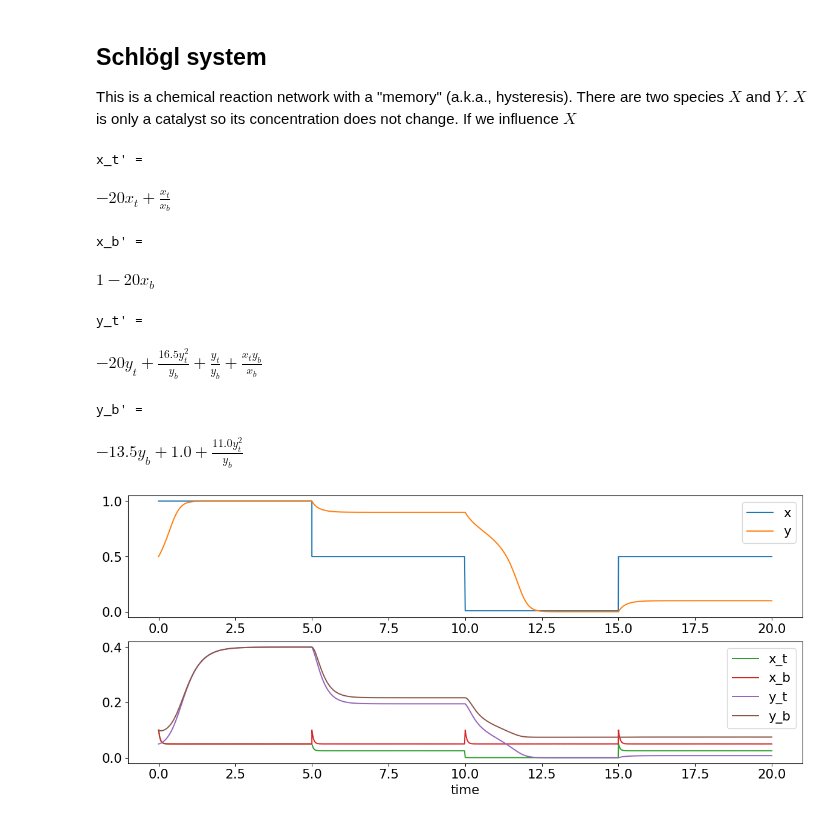
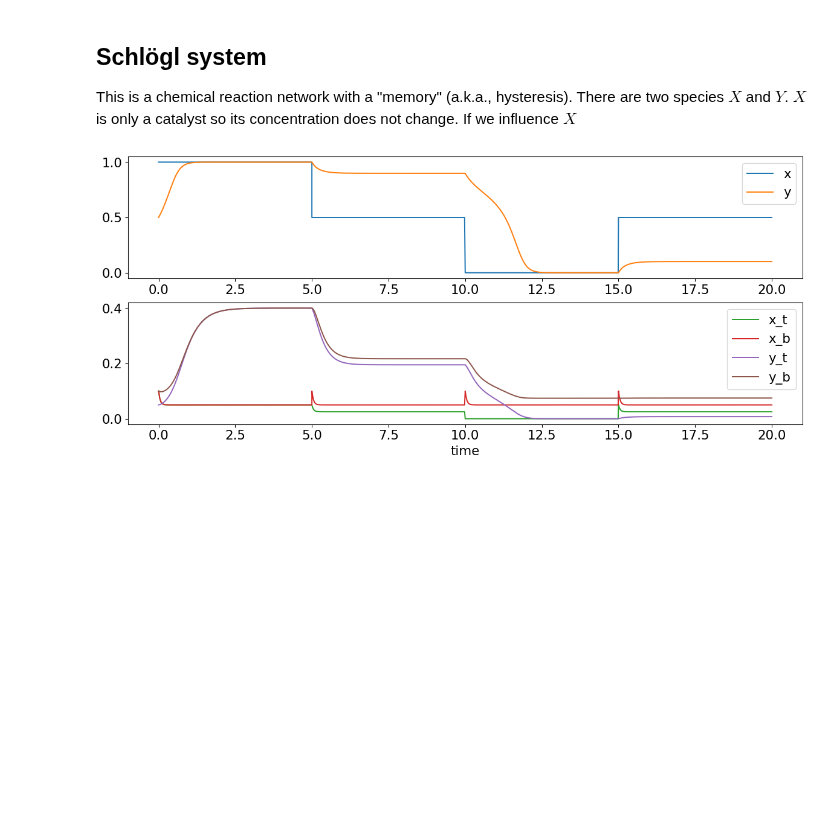
Before and after one commit to UC-Davis-molecular-computing/ode2tn, a Jupyter notebook: notebook.ipynb, the cells around one changed output. Saved outputs shown, nothing was run; the diff lists cells and outputs as text; code cells hidden in the pictures; blank space fills up the shorter version.

```diff
--- a/notebook.ipynb
+++ b/notebook.ipynb
@@ -180,10 +184,13 @@ import sympy as sp
 from ode2tn import plot_tn, ode2tn
 
 x_sp, y_sp = gp.species('x y')
+k1 = 11
+k2 = 16.5
+k3 = 6.5
 rxns = [
     x_sp >> x_sp+y_sp,
-    (3*y_sp | 2*y_sp).k(11).r(16.5),
-    (y_sp >> gp.empty).k(6.5),
+    (3*y_sp | 2*y_sp).k(k1).r(k2),
+    (y_sp >> gp.empty).k(k3),
 ]
 odes = gp.crn_to_odes(rxns)
 # extract symbols from odes
@@ -213,46 +220,48 @@ for ratio_symbol in tn_inits.keys():
         yt = ratio_symbol
     if ratio_symbol.name == 'y_b':
         yb = ratio_symbol
-from IPython.display import display
-for sym, expr in tn_odes.items():
-    print(f"{sym}' = ", end='')
-    display(sp.simplify(expr))
+
+# resets_tn = {
+#     5:  {xt: 0.05, xb: 0.1},
+#     10: {xt: 0.0,  xb: 0.1},
+#     15: {xt: 0.05, xb: 0.1},
+# }
+# sol = gp.integrate_odes(tn_odes, tn_inits, t_eval=np.arange(20), resets=resets_tn)
+# print(f'{sol.t=}')
+# print(f'{sol.y=}')
+
+# from IPython.display import display
+# for sym, expr in tn_odes.items():
+#     print(f"{sym}' = ", end='')
+#     display(sp.simplify(expr))
 # print(f'{tn_inits=}')
 # print(f'{tn_ratios=}')
 # for var, val in tn_inits.items():
 #     tn_inits[var] *= 0.1
 # print(f'after reducing t/b values by 10x: {tn_inits=}')
 figsize = (15, 6)
 
 # The `resets` parameter allows one to step in at pre-defined times and alter the value of variables.
 # Below, we set x to 0.5 at time 5, to 0.01 at time 10, and to 0.5 at time 15.
 # Variables can be original (x) or new (x_t, x_b). If new, the value is simply set.
 # If an original variable set to value `val`, it is set the same way initial values are calculated:
 # `x_t` is set to `scale*val`, and `x_b` is set to `scale`.
 # This is used to show the "memory":
 # x starts "large" (1).
 # The first time we set x to 0.5, y stays large (around 0.9).
 # We then set x very low, which changes y to about 0.
 # When we set x back to 0.5, and the system remembers that we previously made x low,
 # keeping y low (around 0.1), unlike the first time we set x to 0.5.
 resets = {
     5:  {x: 0.5},
-    10: {x: 0.01},
+    10: {x: 0.0},
     15: {x: 0.5},
 }
 scale = 0.1
 plot_tn(odes, inits, t_eval, gamma=gamma, beta=beta, scale=scale,
         resets=resets, figure_size=figsize,
         symbols_to_plot=[[x,y], [xt,xb,yt,yb]])
 import matplotlib.pyplot as plt
 plt.savefig("schlogl-plot.pdf", format="pdf", bbox_inches="tight")
 # %% [output]
-x_t' =
-$\displaystyle - 20 x_{t} + \frac{x_{t}}{x_{b}}$
-x_b' =
-$\displaystyle 1 - 20 x_{b}$
-y_t' =
-$\displaystyle - 20 y_{t} + \frac{16.5 y_{t}^{2}}{y_{b}} + \frac{y_{t}}{y_{b}} + \frac{x_{t} y_{b}}{x_{b}}$
-y_b' =
-$\displaystyle - 13.5 y_{b} + 1.0 + \frac{11.0 y_{t}^{2}}{y_{b}}$
-[figure, old version]
+[figure, new version]
```
Also changed, not shown: parts of 1 cell of this notebook, 1 other file.
